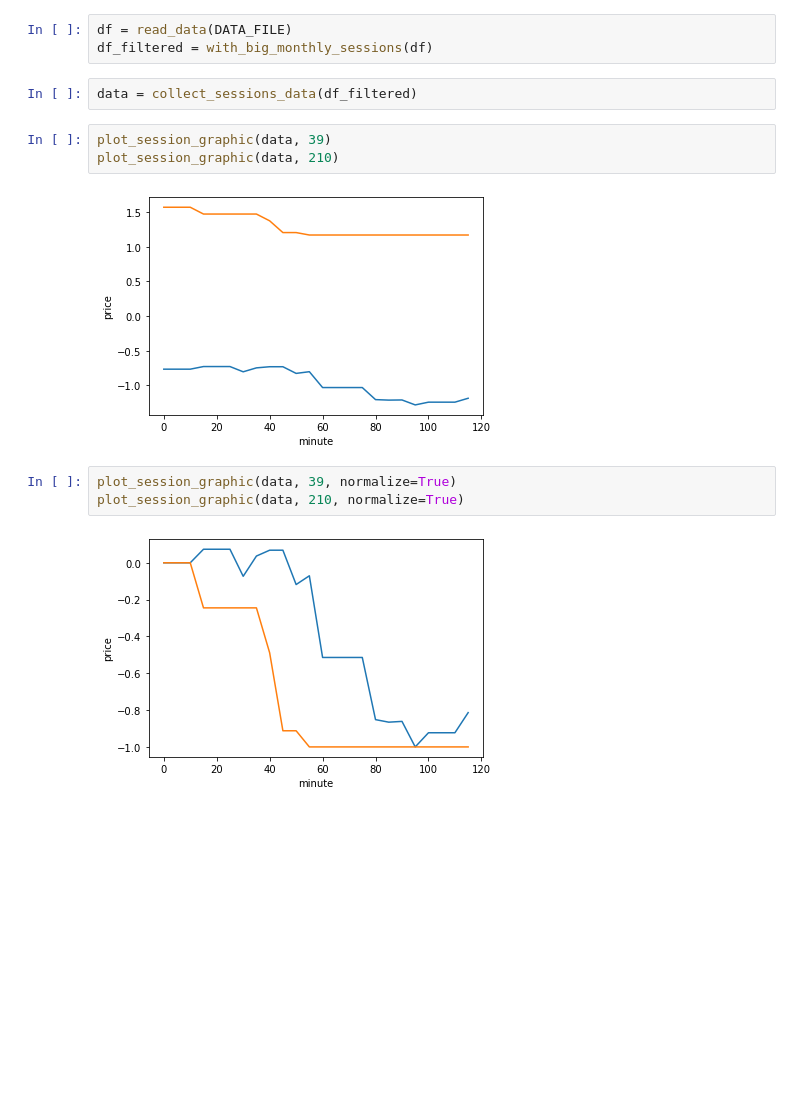
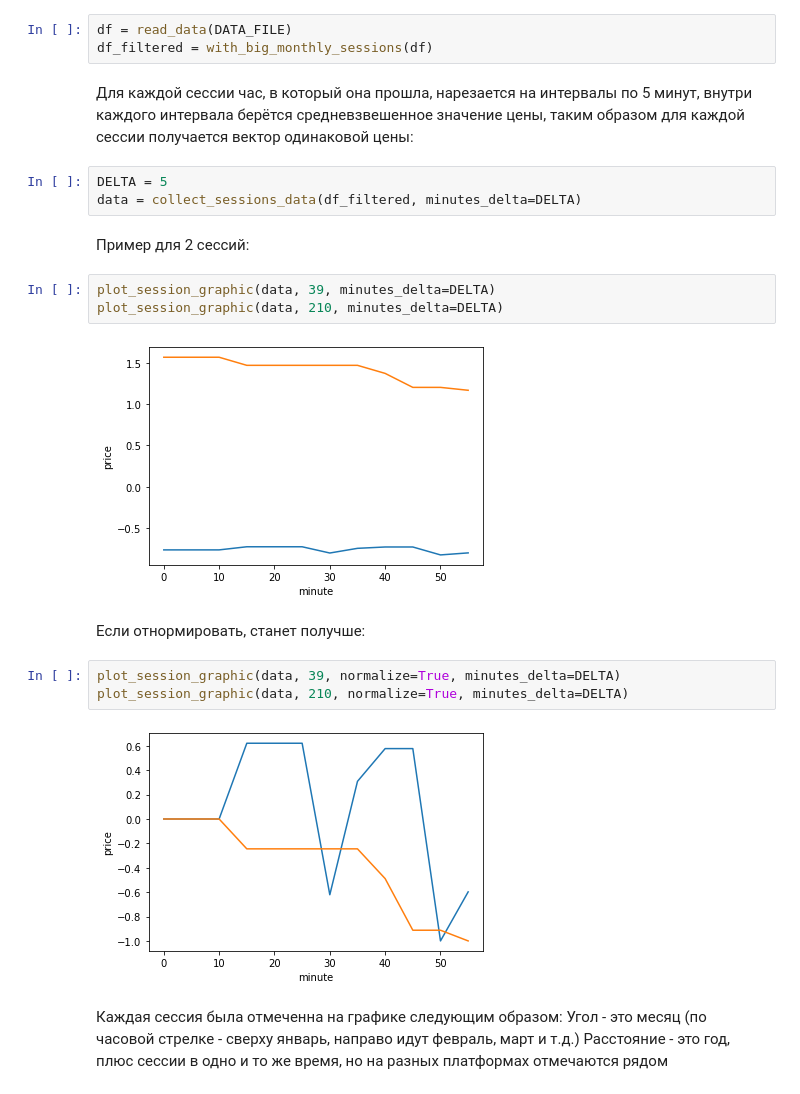
Before and after one commit to iisuslik43/gaz, a Jupyter notebook: results.ipynb, the cells around one changed output. Saved outputs shown, nothing was run; the diff lists cells and outputs as text; blank space fills up the shorter version.

```diff
--- a/results.ipynb
+++ b/results.ipynb
@@ -8,17 +9,28 @@ DATA_FILE = Path.cwd() / 'data' / 'trade_info.sqlite3'
 # %%
 df = read_data(DATA_FILE)
 df_filtered = with_big_monthly_sessions(df)
-# %%
-data = collect_sessions_data(df_filtered)
+# %% [markdown]
+Для каждой сессии час, в который она прошла, нарезается на интервалы по 5 минут, внутри каждого интервала берётся средневзвешенное значение цены, таким образом для каждой сессии получается вектор одинаковой цены:
+# %%
+DELTA = 5
+data = collect_sessions_data(df_filtered, minutes_delta=DELTA)
+# %% [markdown]
+Пример для 2 сессий:
 # %%
-plot_session_graphic(data, 39)
-plot_session_graphic(data, 210)
+plot_session_graphic(data, 39, minutes_delta=DELTA)
+plot_session_graphic(data, 210, minutes_delta=DELTA)
 # %% [output]
-[figure, old version]
+[figure, new version]
+# %% [markdown]
+Если отнормировать, станет получше:
 # %%
-plot_session_graphic(data, 39, normalize=True)
-plot_session_graphic(data, 210, normalize=True)
+plot_session_graphic(data, 39, normalize=True, minutes_delta=DELTA)
+plot_session_graphic(data, 210, normalize=True, minutes_delta=DELTA)
 # %% [output]
-[figure, old version]
+[figure, new version]
+# %% [markdown]
+Каждая сессия была отмеченна на графике следующим образом:
+Угол - это месяц (по часовой стрелке - сверху январь, направо идут февраль, март и т.д.)
+Расстояние - это год, плюс сессии в одно и то же время, но на разных платформах отмечаются рядом
 # %%
 from sklearn.cluster import DBSCAN
```
Also changed, not shown: parts of 5 cells of this notebook, 1 other file.
